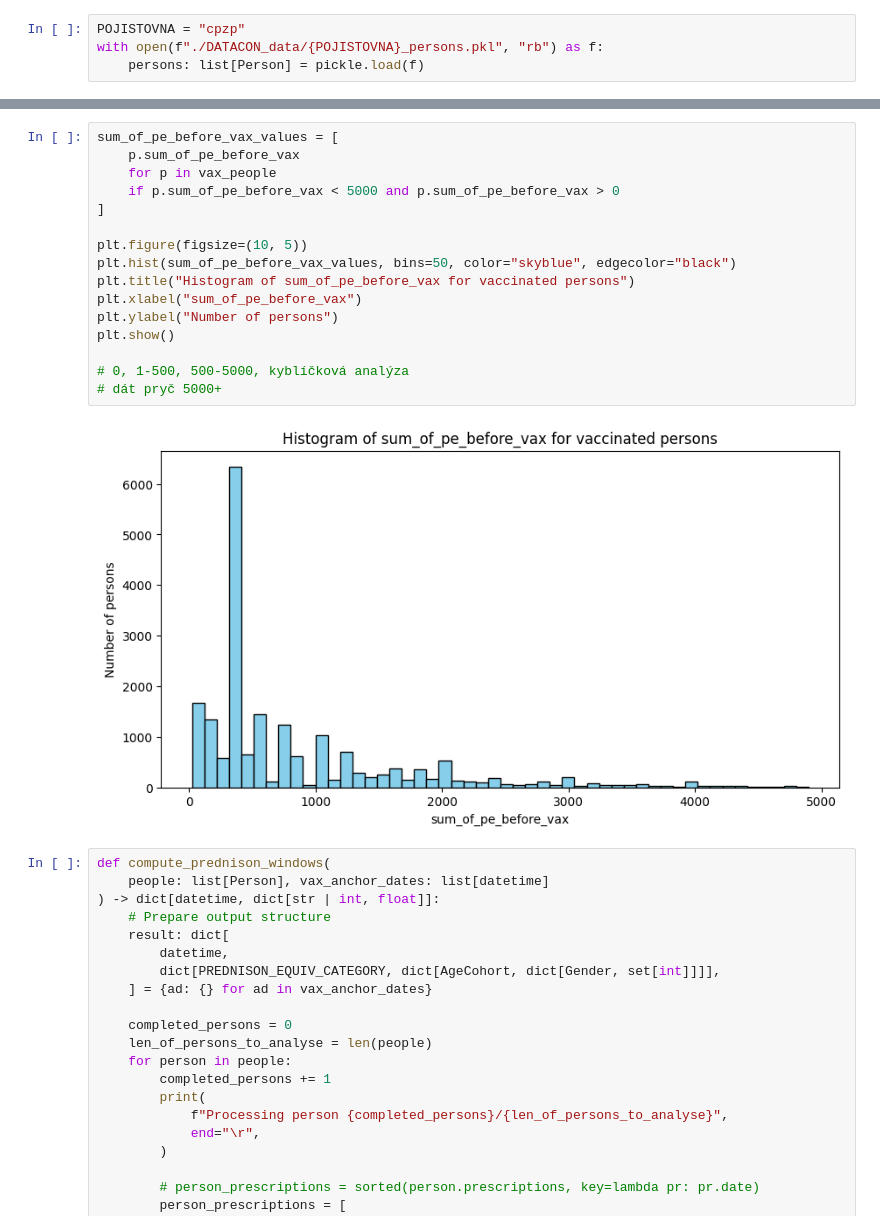
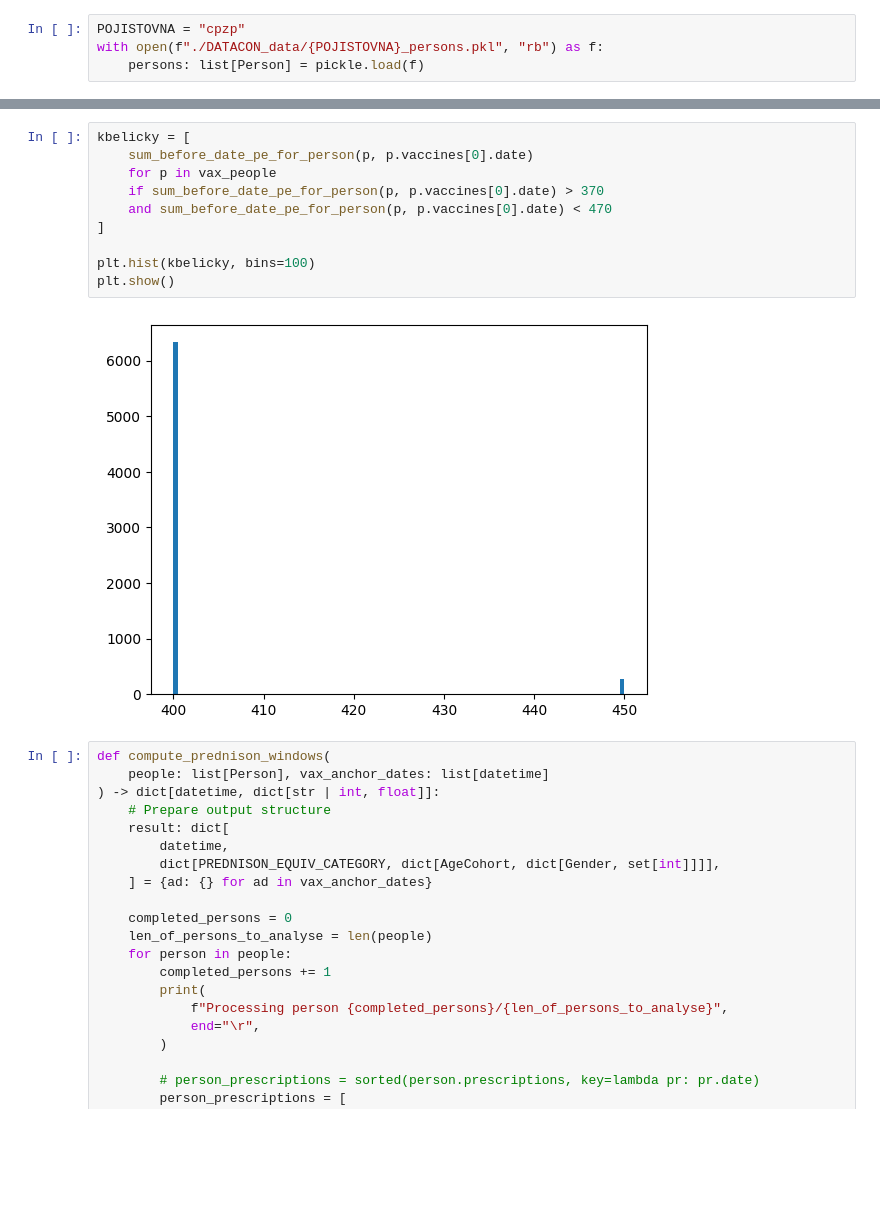
Before and after one commit to ROGR3/ARCHA21-DATACON, a Jupyter notebook: matching_analysis.ipynb, the cells around one changed output, grey strips where cells are left out. Drawn from its saved outputs; the diff is of its cells as text; blank space fills up the shorter version.

```diff
--- a/matching_analysis.ipynb
+++ b/matching_analysis.ipynb
@@ -172,21 +228,15 @@ for vax_person in vax_people:
-# %%
-sum_of_pe_before_vax_values = [
-    p.sum_of_pe_before_vax
-    for p in vax_people
-    if p.sum_of_pe_before_vax < 5000 and p.sum_of_pe_before_vax > 0
-]
-
-plt.figure(figsize=(10, 5))
-plt.hist(sum_of_pe_before_vax_values, bins=50, color="skyblue", edgecolor="black")
-plt.title("Histogram of sum_of_pe_before_vax for vaccinated persons")
-plt.xlabel("sum_of_pe_before_vax")
-plt.ylabel("Number of persons")
-plt.show()
-
-# 0, 1-500, 500-5000, kyblíčková analýza
-# dát pryč 5000+
-# %% [output]
-[figure, removed]
+# %%
+kbelicky = [
+    sum_before_date_pe_for_person(p, p.vaccines[0].date)
+    for p in vax_people
+    if sum_before_date_pe_for_person(p, p.vaccines[0].date) > 370
+    and sum_before_date_pe_for_person(p, p.vaccines[0].date) < 470
+]
+
+plt.hist(kbelicky, bins=100)
+plt.show()
+# %% [output]
+[figure, added]
 # %%
 def compute_prednison_windows(
     people: list[Person], vax_anchor_dates: list[datetime]
```
Also changed, not shown: parts of 8 cells of this notebook, 30 other files.
